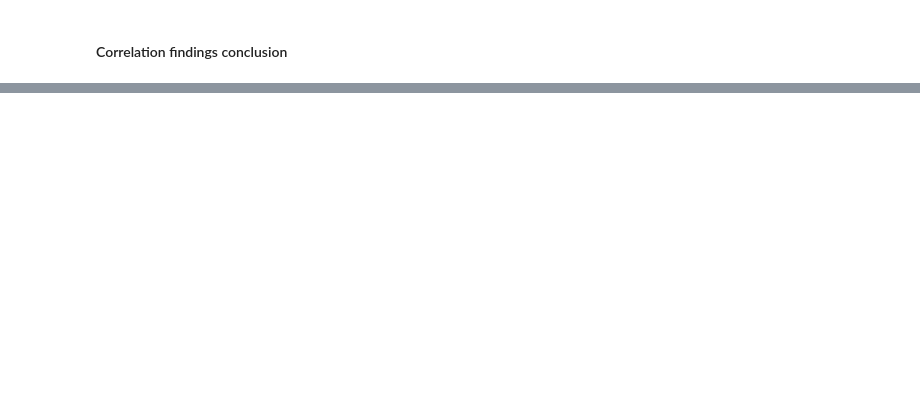
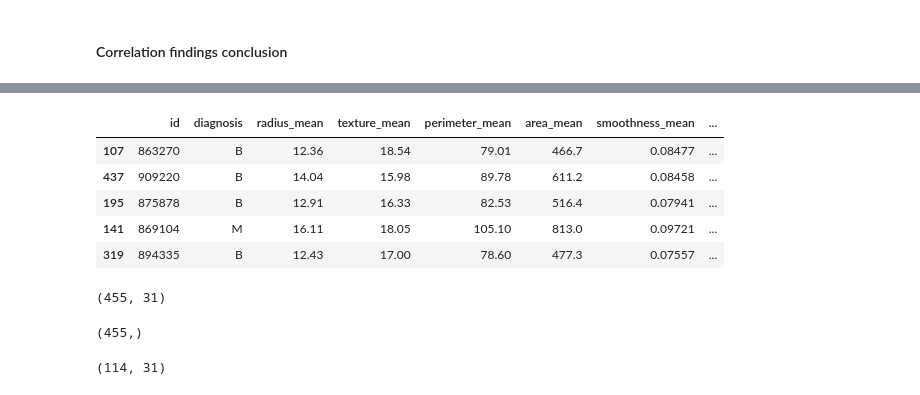
Before and after one commit to pradeeppvj8/GDA-on-breast-cancer-dataset, a Jupyter notebook: GDA on breast cancer dataset.ipynb, the cells around one changed output, grey strips where cells are left out. Drawn from its saved outputs; the diff is of its cells as text; code cells hidden in the pictures; blank space fills up the shorter version.

```diff
--- a/GDA on breast cancer dataset.ipynb
+++ b/GDA on breast cancer dataset.ipynb
@@ -609,0 +585,11 @@ fractal_dimension_worst is correlated to concavity_worst by a value of 0.6865109
+# %%
+# Test head
+
+data_test.head()
+# %% [output]
+|  | id | diagnosis | radius_mean | texture_mean | perimeter_mean | area_mean | smoothness_mean | ... |
+| 107 | 863270 | B | 12.36 | 18.54 | 79.01 | 466.7 | 0.08477 | ... |
+| 437 | 909220 | B | 14.04 | 15.98 | 89.78 | 611.2 | 0.08458 | ... |
+| 195 | 875878 | B | 12.91 | 16.33 | 82.53 | 516.4 | 0.07941 | ... |
+| 141 | 869104 | M | 16.11 | 18.05 | 105.10 | 813.0 | 0.09721 | ... |
+| 319 | 894335 | B | 12.43 | 17.00 | 78.60 | 477.3 | 0.07557 | ... |
@@ -609,0 +602,8 @@ fractal_dimension_worst is correlated to concavity_worst by a value of 0.6865109
+# %%
+X_train.shape
+# %% [output]
+(455, 31)
+# %%
+Y_train.shape
+# %% [output]
+(455,)
@@ -609,0 +616,4 @@ fractal_dimension_worst is correlated to concavity_worst by a value of 0.6865109
+# %%
+X_test.shape
+# %% [output]
+(114, 31)
```
Also changed, not shown: parts of 41 cells of this notebook.
